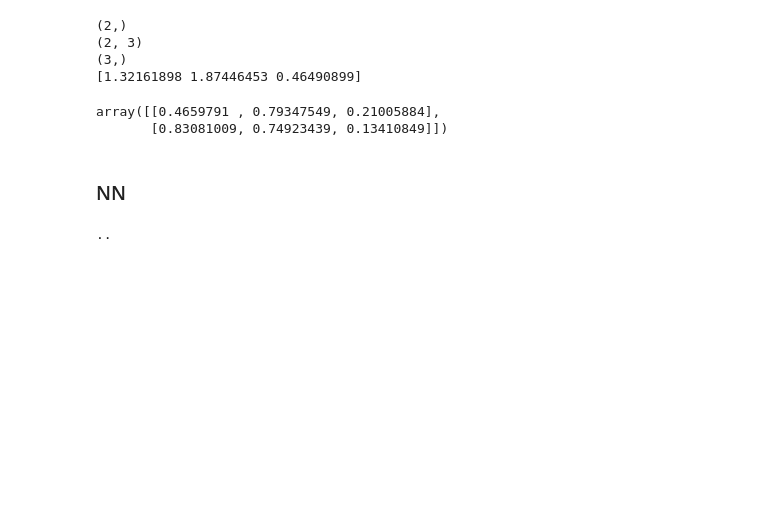
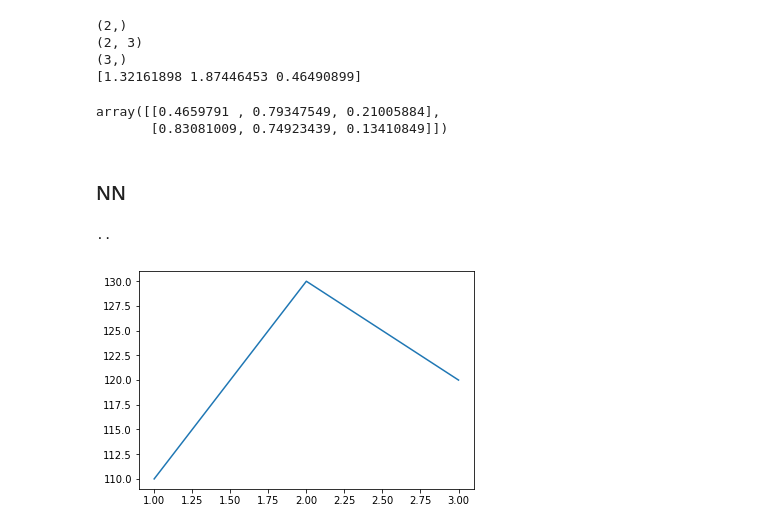
Before and after one commit to data-science-team/deep-learning-from-scratch, a Jupyter notebook: ch05/notebook/ch05_soonhyung.ipynb, the cells around one changed output. Saved outputs shown, nothing was run; the diff lists cells and outputs as text; code cells hidden in the pictures; blank space fills up the shorter version.

```diff
--- a/ch05/notebook/ch05_soonhyung.ipynb
+++ b/ch05/notebook/ch05_soonhyung.ipynb
@@ -208,3 +208,13 @@ class TwoLayerNet:
         self.params['b1'] = np.zeros(hidden_size)
 # %% [output]
 ..
+# %%
+%matplotlib inline
+from matplotlib import pyplot as plt
+
+plt.plot([1,2,3], [110,130,120])
+plt.show()
+
+a=1
+# %% [output]
+[figure, added]
```
Also changed, not shown: 5 other files.
